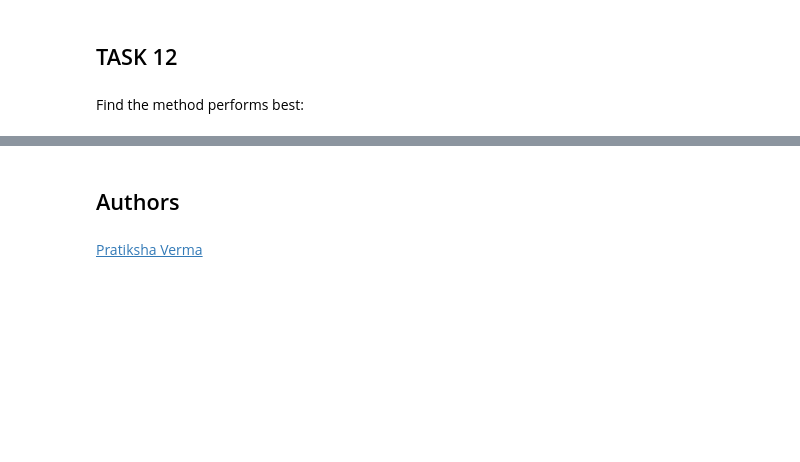
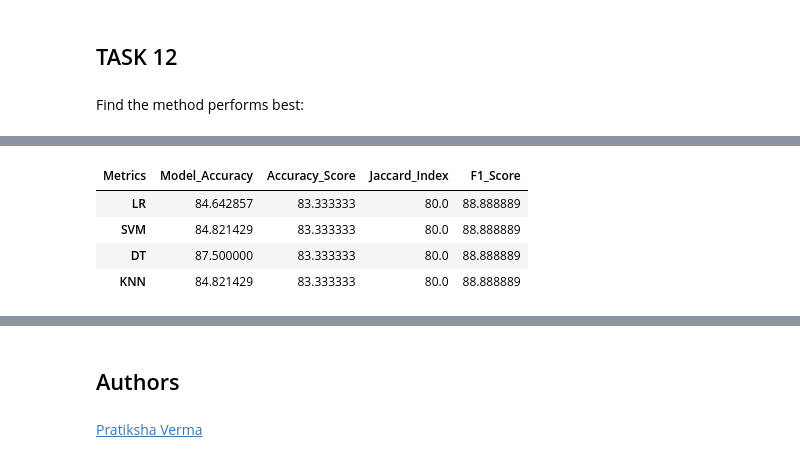
Before and after one commit to KhaulaKhawer/Applied-DS-Capstone, a Jupyter notebook: SpaceX_Machine Learning Prediction_Part_5.ipynb, the cells around one changed output, grey strips where cells are left out. Saved outputs shown, nothing was run; the diff lists cells and outputs as text; code cells hidden in the pictures; blank space fills up the shorter version.

```diff
--- a/SpaceX_Machine Learning Prediction_Part_5.ipynb
+++ b/SpaceX_Machine Learning Prediction_Part_5.ipynb
@@ -464,0 +460,10 @@ pd.DataFrame(Report)
+# %%
+Report_df.set_index('Metrics', inplace=True)
+Report_df = Report_df.transpose()
+Report_df
+# %% [output]
+| Metrics | Model_Accuracy | Accuracy_Score | Jaccard_Index | F1_Score |
+| LR | 84.642857 | 83.333333 | 80.0 | 88.888889 |
+| SVM | 84.821429 | 83.333333 | 80.0 | 88.888889 |
+| DT | 87.500000 | 83.333333 | 80.0 | 88.888889 |
+| KNN | 84.821429 | 83.333333 | 80.0 | 88.888889 |
```
Also changed, not shown: parts of 6 cells of this notebook.
